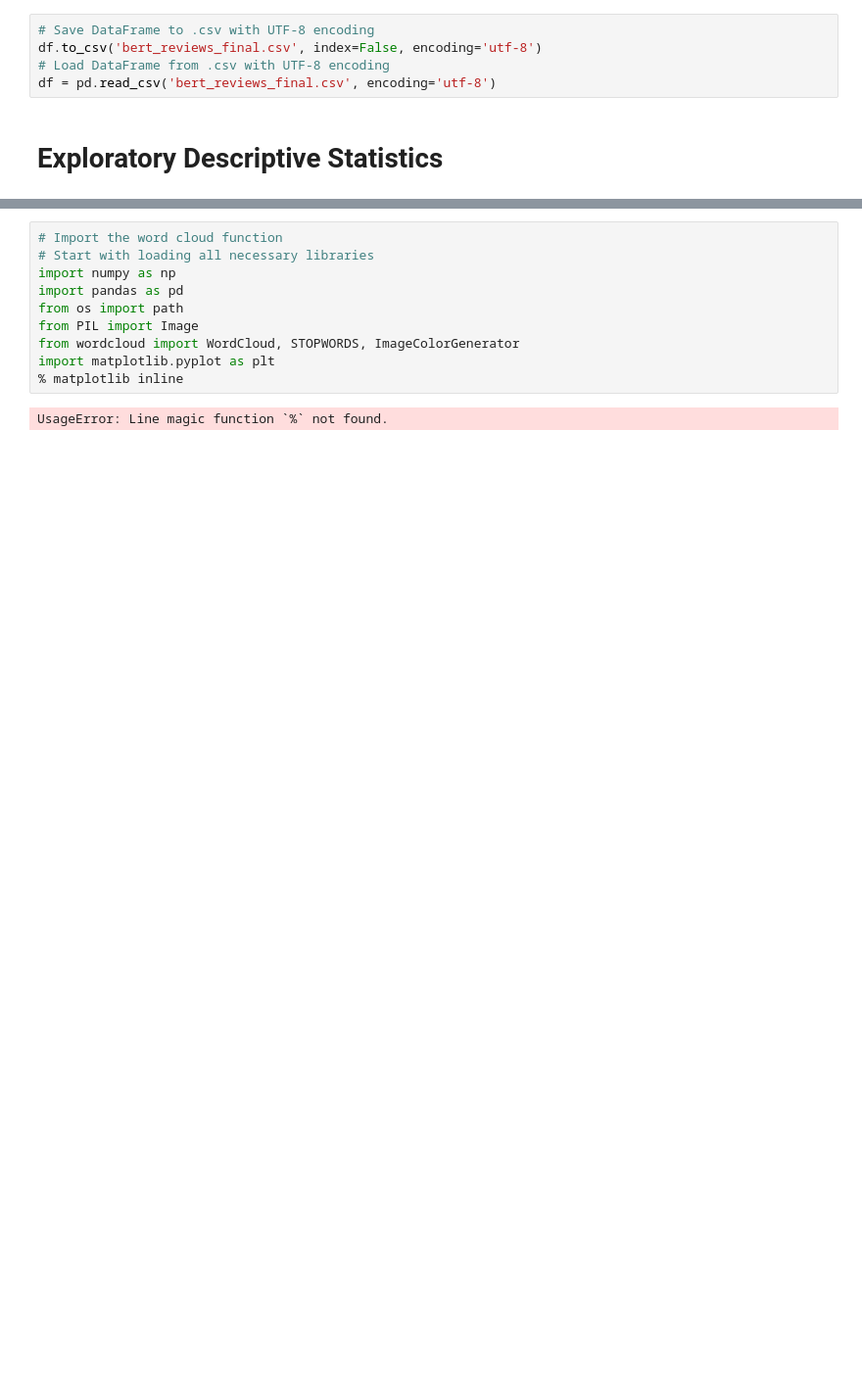
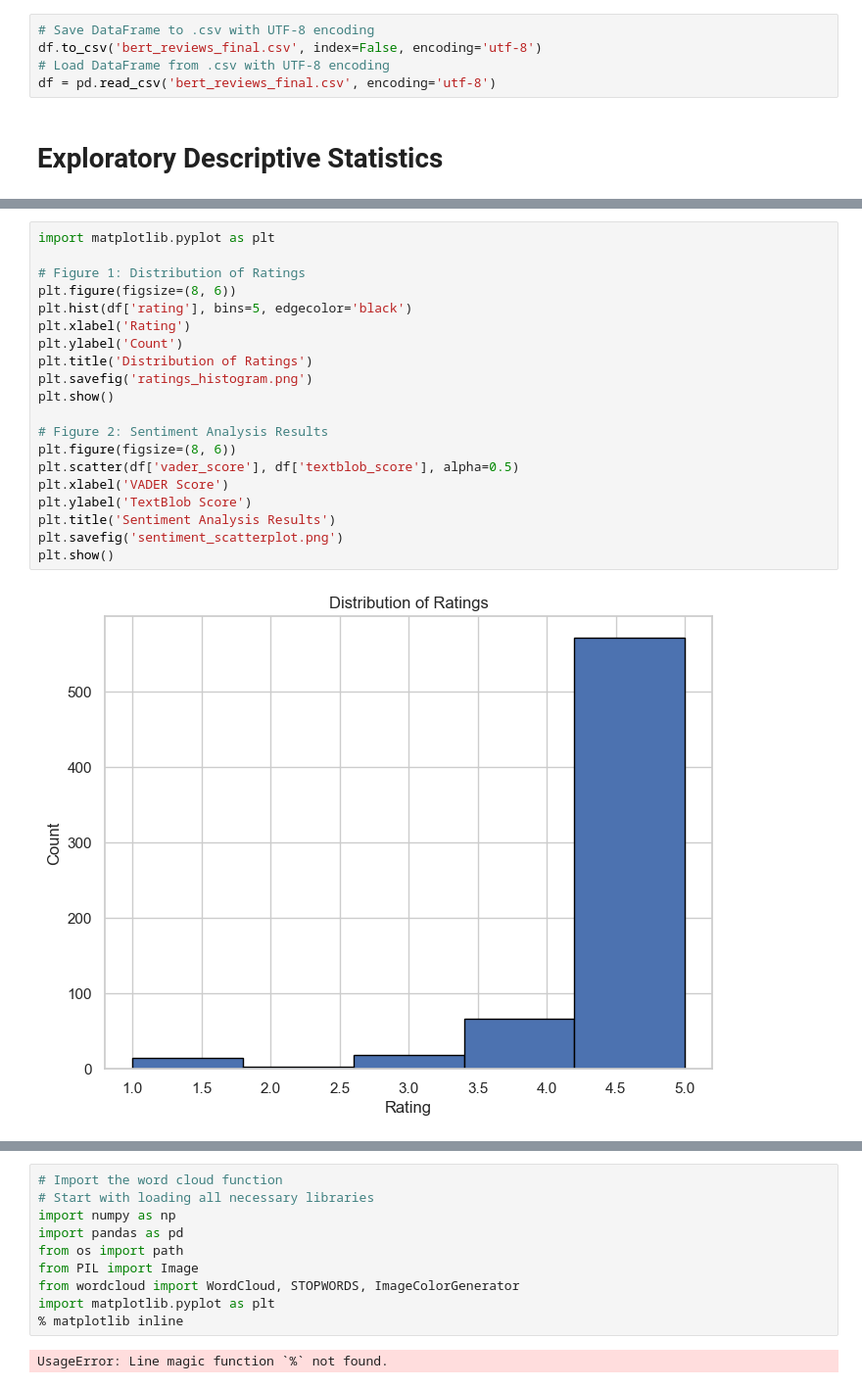
Before and after one commit to celinargy/celinargy.github.io, a Jupyter notebook: notebooks/Sentiment.ipynb, the cells around one changed output, grey strips where cells are left out. Shown at 98% size. Drawn from its saved outputs; the diff is of its cells as text; blank space fills up the shorter version.

```diff
--- a/notebooks/Sentiment.ipynb
+++ b/notebooks/Sentiment.ipynb
@@ -345,0 +424,22 @@ df_hi = df[df['brand'] == 'Healthy Innovation']
+# %%
+import matplotlib.pyplot as plt
+
+# Figure 1: Distribution of Ratings
+plt.figure(figsize=(8, 6))
+plt.hist(df['rating'], bins=5, edgecolor='black')
+plt.xlabel('Rating')
+plt.ylabel('Count')
+plt.title('Distribution of Ratings')
+plt.savefig('ratings_histogram.png')
+plt.show()
+
+# Figure 2: Sentiment Analysis Results
+plt.figure(figsize=(8, 6))
+plt.scatter(df['vader_score'], df['textblob_score'], alpha=0.5)
+plt.xlabel('VADER Score')
+plt.ylabel('TextBlob Score')
+plt.title('Sentiment Analysis Results')
+plt.savefig('sentiment_scatterplot.png')
+plt.show()
+# %% [output]
+[figure, added]
```
Also changed, not shown: parts of 29 cells of this notebook, 4 other files.
